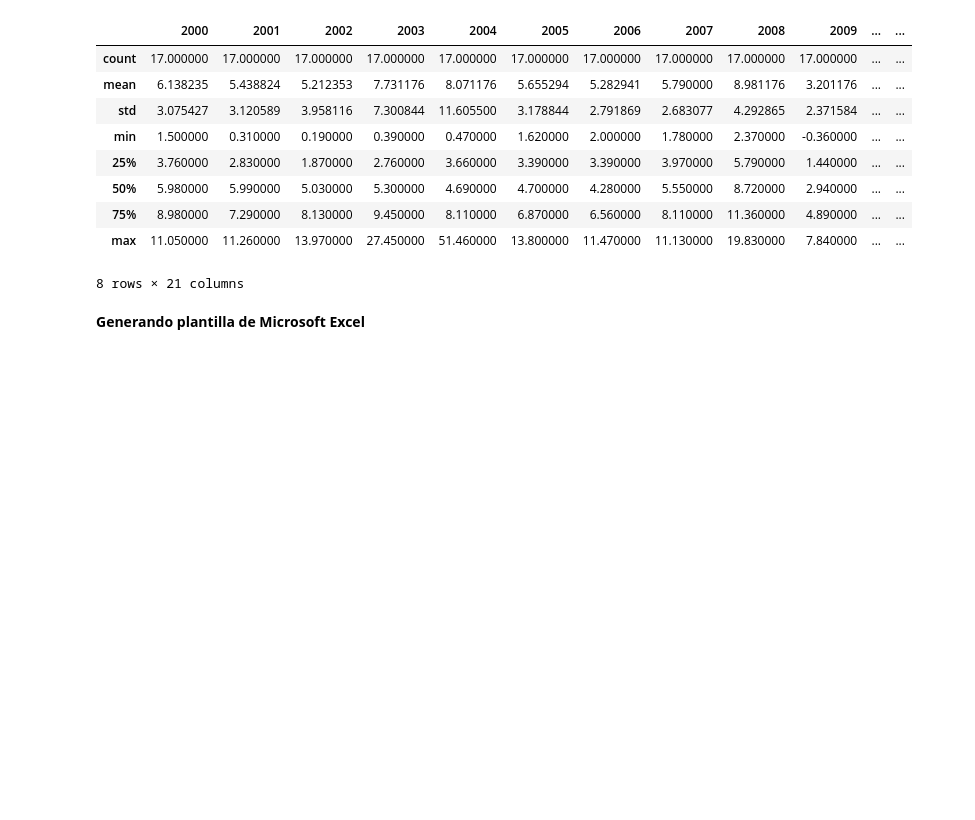
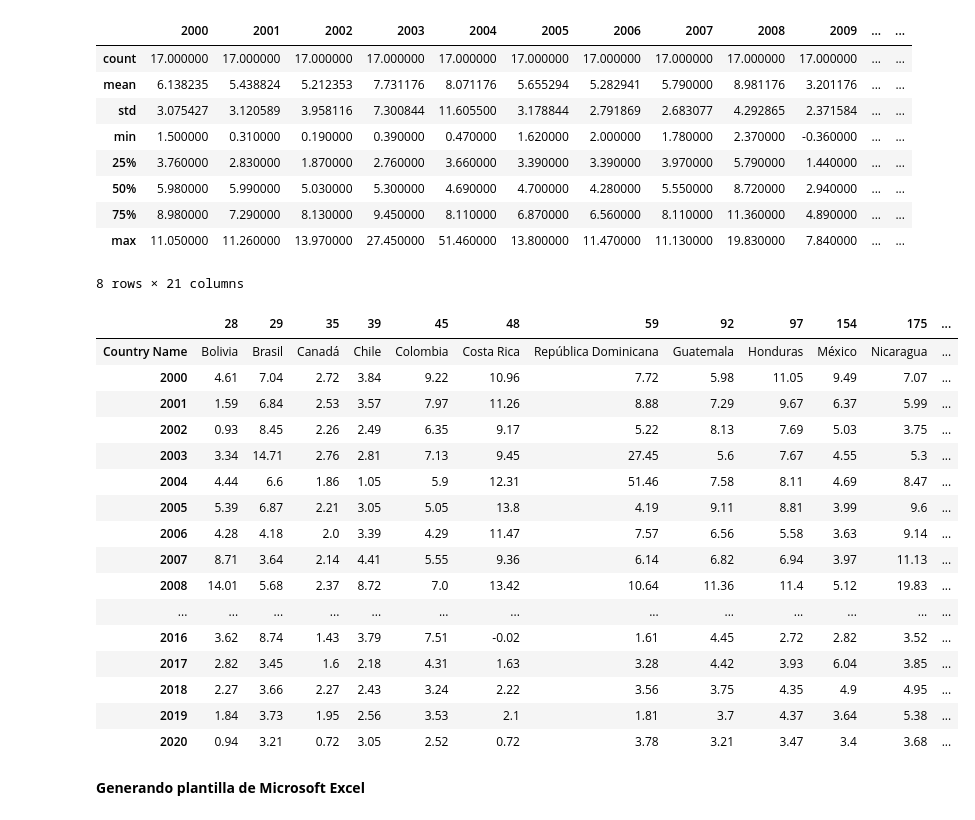
Before and after one commit to PES-BG-2022/proyecto-y-automate-excel-files, a Jupyter notebook: code.ipynb, the cells around one changed output. Cells and saved outputs as stored; diff of their text form; code cells hidden in the pictures; blank space fills up the shorter version.

```diff
--- a/code.ipynb
+++ b/code.ipynb
@@ -72,6 +74,27 @@ est_descrip
 | 75% | 8.980000 | 7.290000 | 8.130000 | 9.450000 | 8.110000 | 6.870000 | 6.560000 | 8.110000 | 11.360000 | 4.890000 | ... | ... |
 | max | 11.050000 | 11.260000 | 13.970000 | 27.450000 | 51.460000 | 13.800000 | 11.470000 | 11.130000 | 19.830000 | 7.840000 | ... | ... |
 8 rows × 21 columns
+# %%
+grafica_1 = salida.T
+grafica_1
+# %% [output]
+|  | 28 | 29 | 35 | 39 | 45 | 48 | 59 | 92 | 97 | 154 | 175 | ... |
+| Country Name | Bolivia | Brasil | Canadá | Chile | Colombia | Costa Rica | República Dominicana | Guatemala | Honduras | México | Nicaragua | ... |
+| 2000 | 4.61 | 7.04 | 2.72 | 3.84 | 9.22 | 10.96 | 7.72 | 5.98 | 11.05 | 9.49 | 7.07 | ... |
+| 2001 | 1.59 | 6.84 | 2.53 | 3.57 | 7.97 | 11.26 | 8.88 | 7.29 | 9.67 | 6.37 | 5.99 | ... |
+| 2002 | 0.93 | 8.45 | 2.26 | 2.49 | 6.35 | 9.17 | 5.22 | 8.13 | 7.69 | 5.03 | 3.75 | ... |
+| 2003 | 3.34 | 14.71 | 2.76 | 2.81 | 7.13 | 9.45 | 27.45 | 5.6 | 7.67 | 4.55 | 5.3 | ... |
+| 2004 | 4.44 | 6.6 | 1.86 | 1.05 | 5.9 | 12.31 | 51.46 | 7.58 | 8.11 | 4.69 | 8.47 | ... |
+| 2005 | 5.39 | 6.87 | 2.21 | 3.05 | 5.05 | 13.8 | 4.19 | 9.11 | 8.81 | 3.99 | 9.6 | ... |
+| 2006 | 4.28 | 4.18 | 2.0 | 3.39 | 4.29 | 11.47 | 7.57 | 6.56 | 5.58 | 3.63 | 9.14 | ... |
+| 2007 | 8.71 | 3.64 | 2.14 | 4.41 | 5.55 | 9.36 | 6.14 | 6.82 | 6.94 | 3.97 | 11.13 | ... |
+| 2008 | 14.01 | 5.68 | 2.37 | 8.72 | 7.0 | 13.42 | 10.64 | 11.36 | 11.4 | 5.12 | 19.83 | ... |
+| ... | ... | ... | ... | ... | ... | ... | ... | ... | ... | ... | ... | ... |
+| 2016 | 3.62 | 8.74 | 1.43 | 3.79 | 7.51 | -0.02 | 1.61 | 4.45 | 2.72 | 2.82 | 3.52 | ... |
+| 2017 | 2.82 | 3.45 | 1.6 | 2.18 | 4.31 | 1.63 | 3.28 | 4.42 | 3.93 | 6.04 | 3.85 | ... |
+| 2018 | 2.27 | 3.66 | 2.27 | 2.43 | 3.24 | 2.22 | 3.56 | 3.75 | 4.35 | 4.9 | 4.95 | ... |
+| 2019 | 1.84 | 3.73 | 1.95 | 2.56 | 3.53 | 2.1 | 1.81 | 3.7 | 4.37 | 3.64 | 5.38 | ... |
+| 2020 | 0.94 | 3.21 | 0.72 | 3.05 | 2.52 | 0.72 | 3.78 | 3.21 | 3.47 | 3.4 | 3.68 | ... |
 # %% [markdown]
 **Generando plantilla de Microsoft Excel**
 # %%
```
Also changed, not shown: parts of 7 cells of this notebook.
